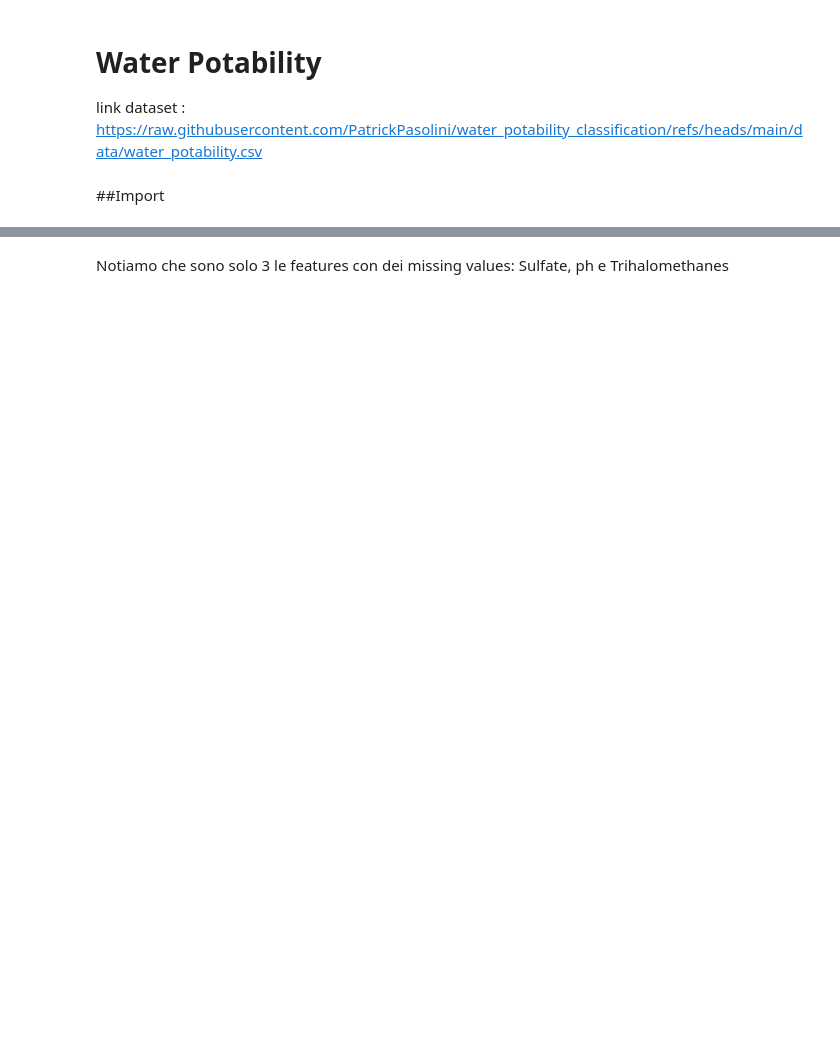
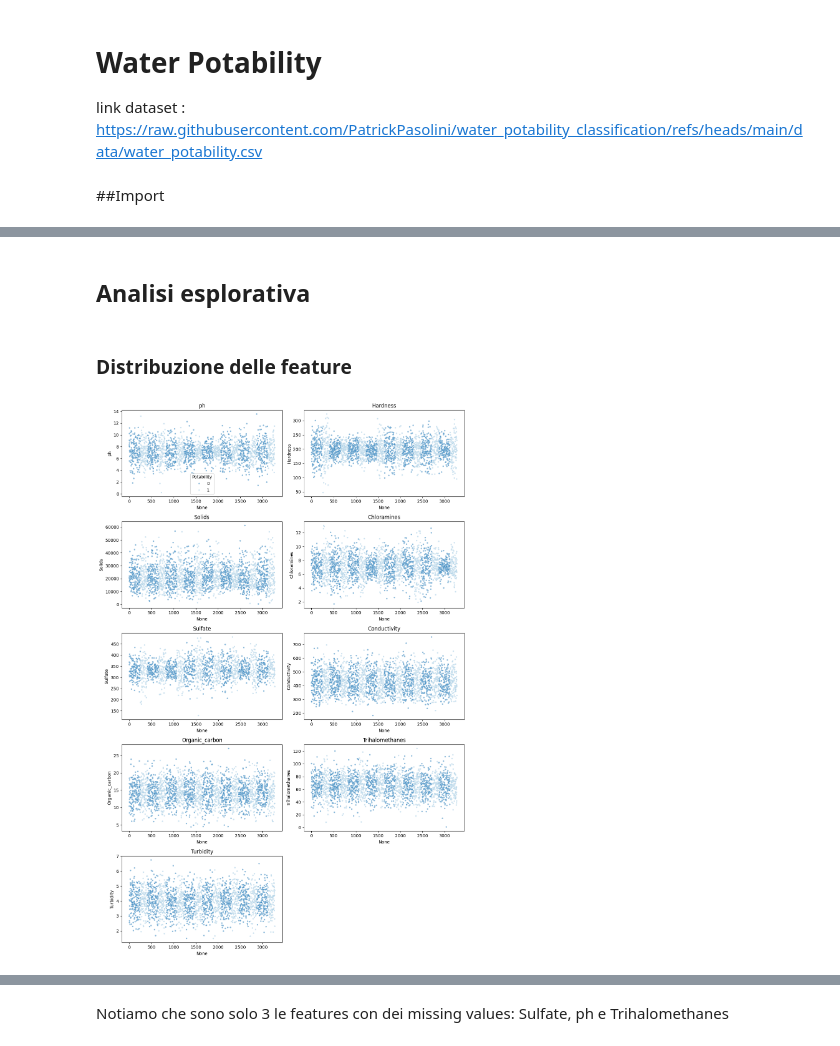
Before and after one commit to PatrickPasolini/water_potability_classification, a Jupyter notebook: water_potability_classification.ipynb, the cells around one changed output, grey strips where cells are left out. Cells and saved outputs as stored; diff of their text form; code cells hidden in the pictures; blank space fills up the shorter version.

```diff
--- a/water_potability_classification.ipynb
+++ b/water_potability_classification.ipynb
@@ -67,0 +136,26 @@ plt.show()
+# %% [markdown]
+## Analisi esplorativa
+# %% [markdown]
+### Distribuzione delle feature
+# %%
+features = X_train.columns
+fig, axs = plt.subplots(5, 2, figsize=(12, 18))
+axs = axs.flatten()
+
+for i, col in enumerate(features):
+    sns.scatterplot(data=train_df, x=train_df.index, y=col, hue='Potability',
+                    ax=axs[i], palette='Blues_r', s=12, alpha=0.6, legend=(i == 0))
+    axs[i].set_title(col)
+
+# Senza divisione per classe
+#for i, col in enumerate(features):
+#    axs[i].scatter(df.index, df[col], color=BLUE, s=10, alpha=0.6)
+#    axs[i].set_title(col)
+
+# nasconde l'ultimo subplot vuoto (9 feature su griglia 5x2)
+axs[-1].set_visible(False)
+
+plt.tight_layout()
+plt.show()
+# %% [output]
+[figure, added]
```
Also changed, not shown: parts of 72 cells of this notebook.
